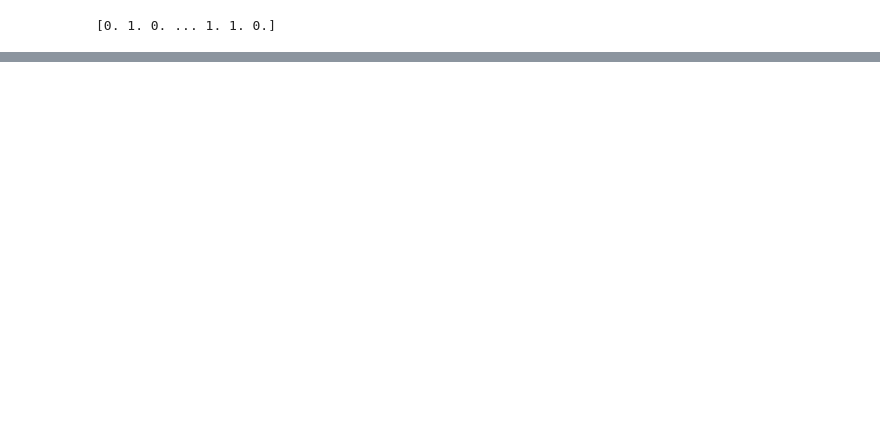
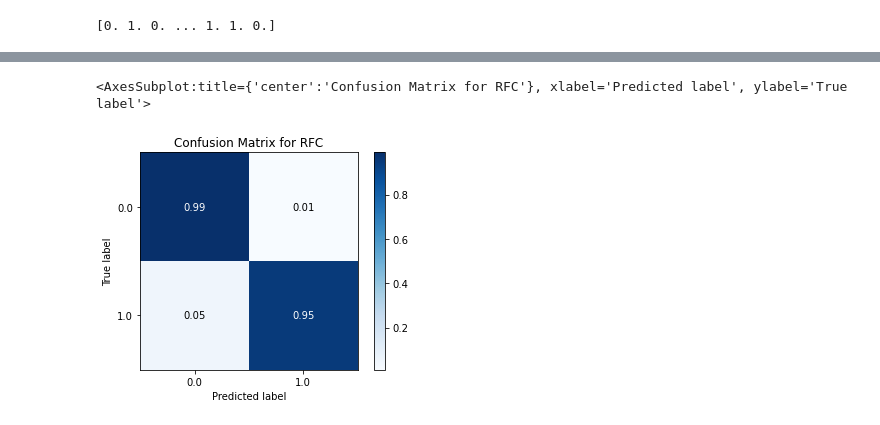
Before and after one commit to noahball7/Credit-Risk-Model, a Jupyter notebook: creditmodel.ipynb, the cells around one changed output, grey strips where cells are left out. Drawn from its saved outputs; the diff is of its cells as text; code cells hidden in the pictures; blank space fills up the shorter version.

```diff
--- a/creditmodel.ipynb
+++ b/creditmodel.ipynb
@@ -594,0 +594,6 @@ sum(f)
+# %%
+import scikitplot as skplt
+skplt.metrics.plot_confusion_matrix(y_test, y_pred_rf, normalize=True, title = 'Confusion Matrix for RFC')
+# %% [output]
+<AxesSubplot:title={'center':'Confusion Matrix for RFC'}, xlabel='Predicted label', ylabel='True label'>
+[figure, added]
```
Also changed, not shown: parts of 11 cells of this notebook, 1 other file.
